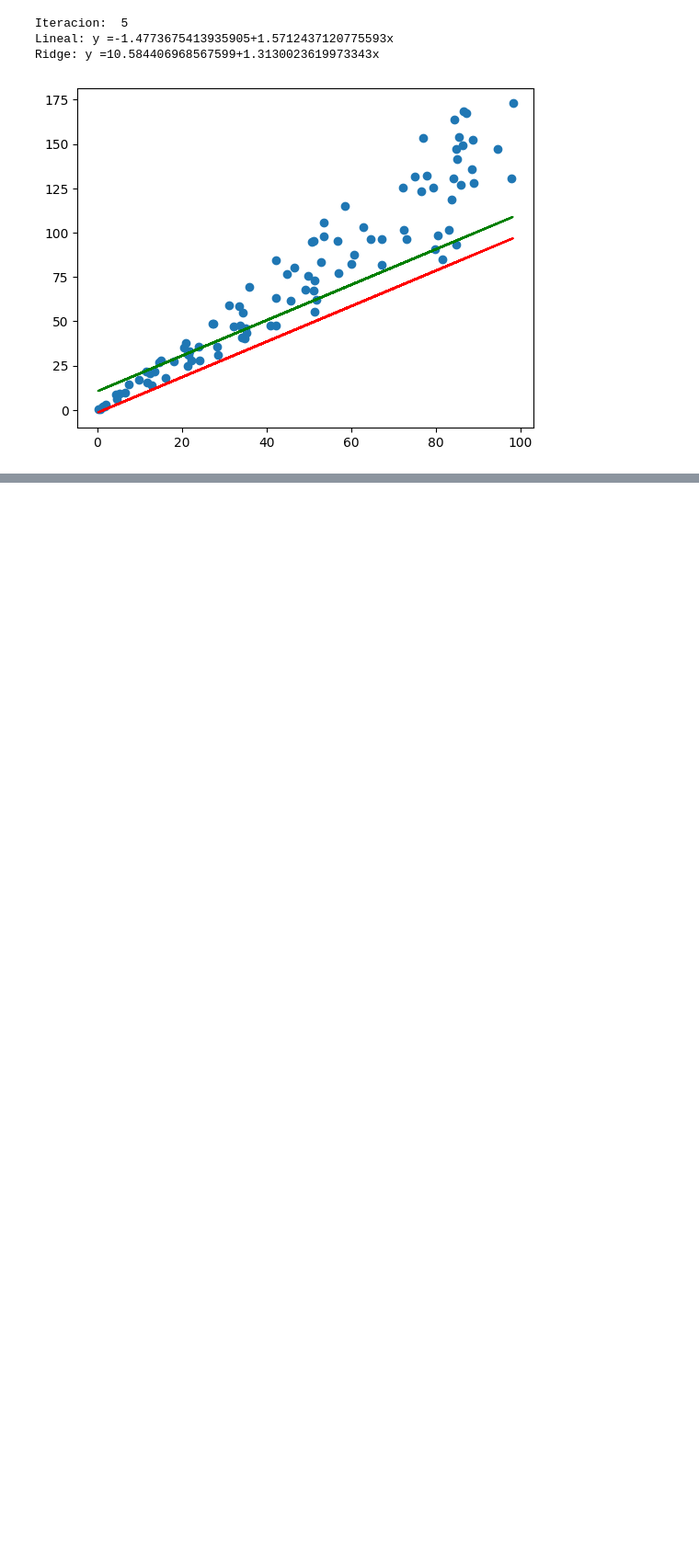
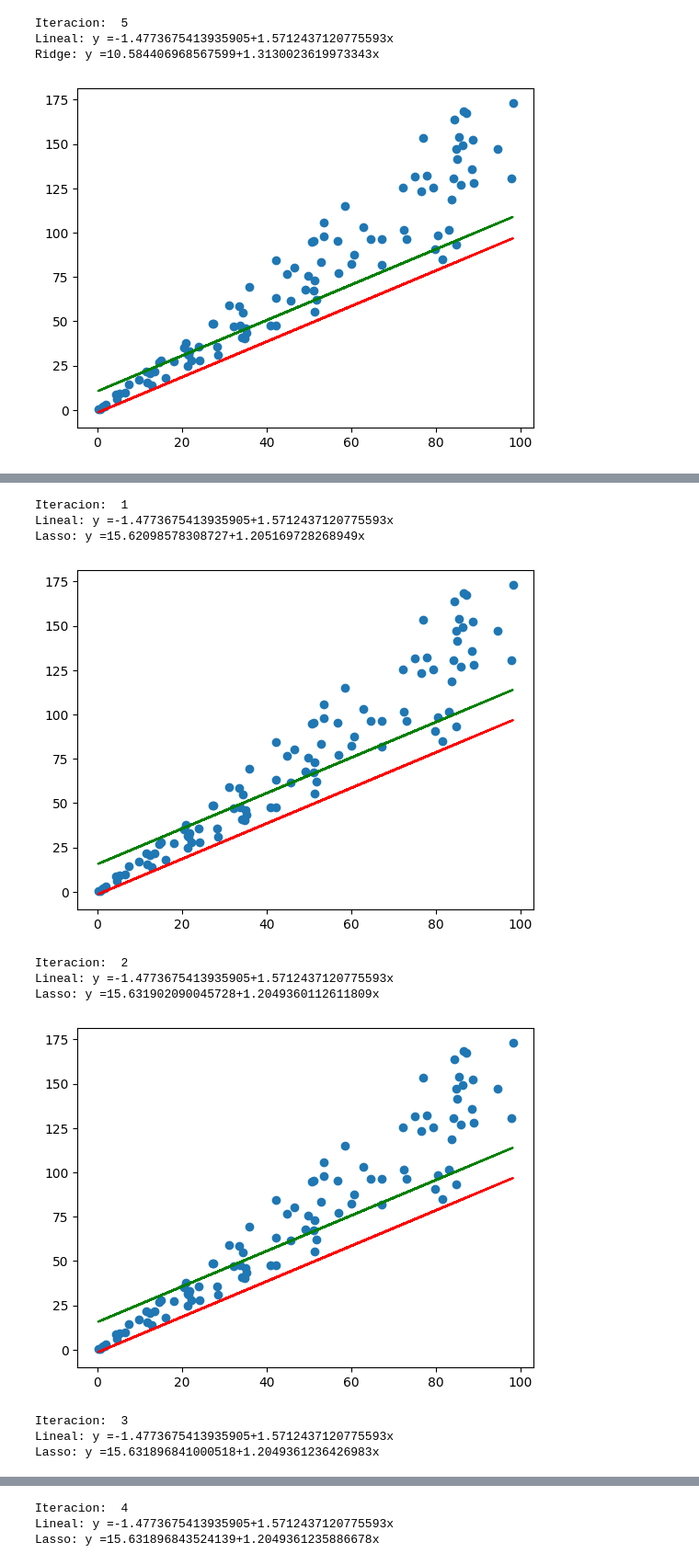
Before and after one commit to MAU143429/IA-Laboratorios, a Jupyter notebook: Investigación_IA.ipynb, the cells around one changed output, grey strips where cells are left out. Shown: that part at 92% size. Cells and saved outputs as stored; diff of their text form; code cells hidden in the pictures; blank space fills up the shorter version.

```diff
--- a/Investigación_IA.ipynb
+++ b/Investigación_IA.ipynb
@@ -188,0 +191,32 @@ Ridge: y =10.584406968567599+1.3130023619973343x
+# %%
+class LassoModel(RidgeModel):
+  def __calculateDistance__(self,x,x_mean):
+    return super().__calculateDistance__(x,x_mean) + self.lambda_ * abs(self.b)
+# %%
+lasso = LassoModel(lambda_)
+
+
+for i in range(5): #Pueden existir mas iteraciones
+  print('Iteracion: ', i+1)
+  lasso.train(dataset)
+
+  print("Lineal: y =" + str(linear.a) + "+" + str(linear.b) + "x" )
+  print("Lasso: y =" + str(lasso.a) + "+" + str(lasso.b) + "x" )
+
+  x, y = zip(*dataset)
+  plt.plot(x, int(linear.b)*x + linear.a, color='red')
+  plt.plot(x, int(lasso.b)*x + lasso.a, color='green')
+  plt.scatter(x, y)
+  plt.show()
+# %% [output]
+Iteracion:  1
+Lineal: y =-1.4773675413935905+1.5712437120775593x
+Lasso: y =15.62098578308727+1.205169728268949x
+[figure, added]
+Iteracion:  2
+Lineal: y =-1.4773675413935905+1.5712437120775593x
+Lasso: y =15.631902090045728+1.2049360112611809x
+[figure, added]
+Iteracion:  3
+Lineal: y =-1.4773675413935905+1.5712437120775593x
+Lasso: y =15.631896841000518+1.2049361236426983x
@@ -188,0 +224,3 @@ Ridge: y =10.584406968567599+1.3130023619973343x
+Iteracion:  4
+Lineal: y =-1.4773675413935905+1.5712437120775593x
+Lasso: y =15.631896843524139+1.2049361235886678x
```
Also changed, not shown: parts of 2 cells of this notebook.
